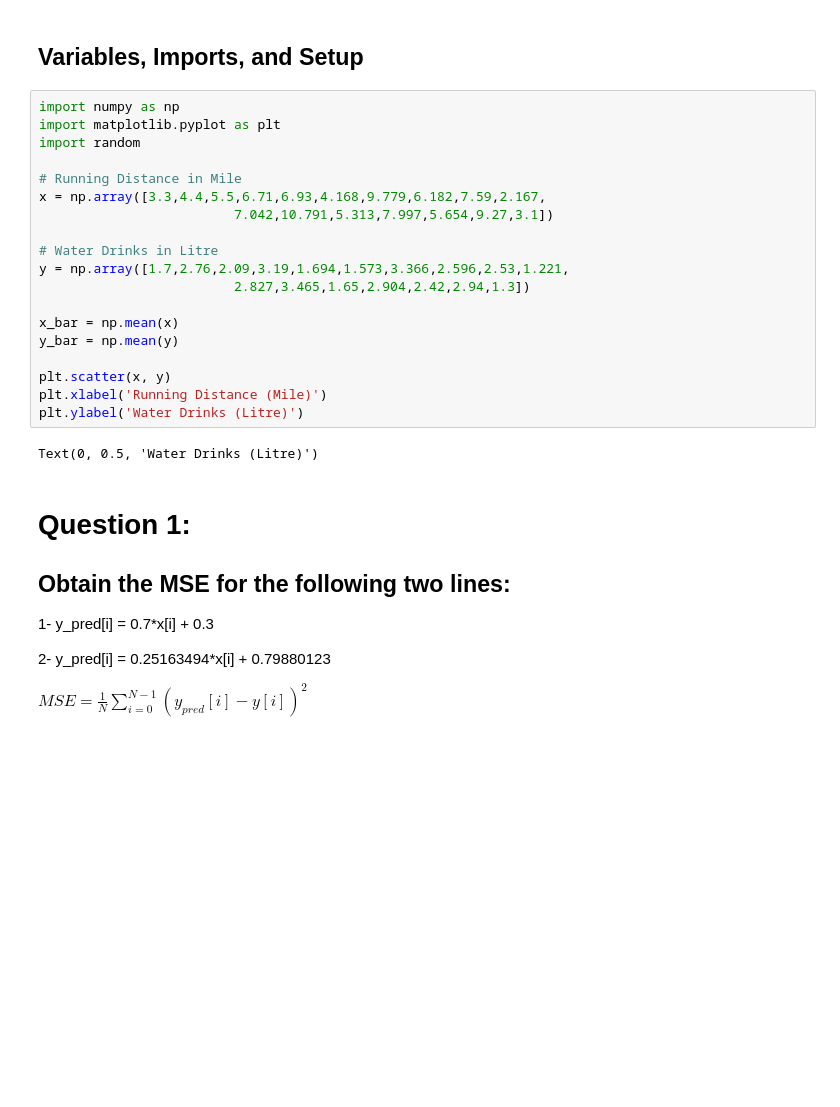
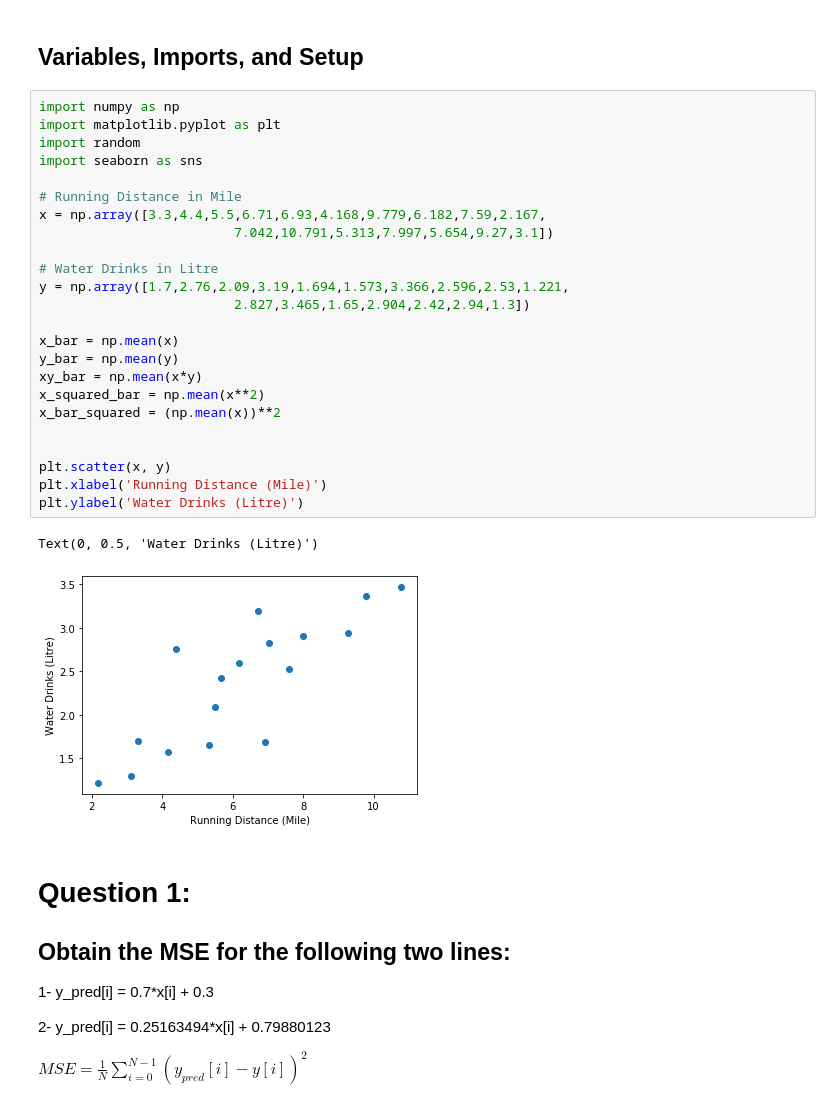
Before and after one commit to RobotGyal/QL-Calucations-Jupyter, a Jupyter notebook: Final Project - Linear Regression.ipynb, the cells around one changed output. Drawn from its saved outputs; the diff is of its cells as text; blank space fills up the shorter version.

```diff
--- a/Final Project - Linear Regression.ipynb
+++ b/Final Project - Linear Regression.ipynb
@@ -3,24 +3,30 @@
 # %%
 import numpy as np
 import matplotlib.pyplot as plt
 import random
+import seaborn as sns
 
 # Running Distance in Mile
 x = np.array([3.3,4.4,5.5,6.71,6.93,4.168,9.779,6.182,7.59,2.167,
                          7.042,10.791,5.313,7.997,5.654,9.27,3.1])
 
 # Water Drinks in Litre
 y = np.array([1.7,2.76,2.09,3.19,1.694,1.573,3.366,2.596,2.53,1.221,
                          2.827,3.465,1.65,2.904,2.42,2.94,1.3])
 
 x_bar = np.mean(x)
 y_bar = np.mean(y)
+xy_bar = np.mean(x*y)
+x_squared_bar = np.mean(x**2)
+x_bar_squared = (np.mean(x))**2
+
 
 plt.scatter(x, y)
 plt.xlabel('Running Distance (Mile)')
 plt.ylabel('Water Drinks (Litre)')
 # %% [output]
 Text(0, 0.5, 'Water Drinks (Litre)')
+[figure, added]
 # %% [markdown]
 # Question 1:
 ## Obtain the MSE for the following two lines:
```
Also changed, not shown: parts of 9 cells of this notebook, 2 other files.
